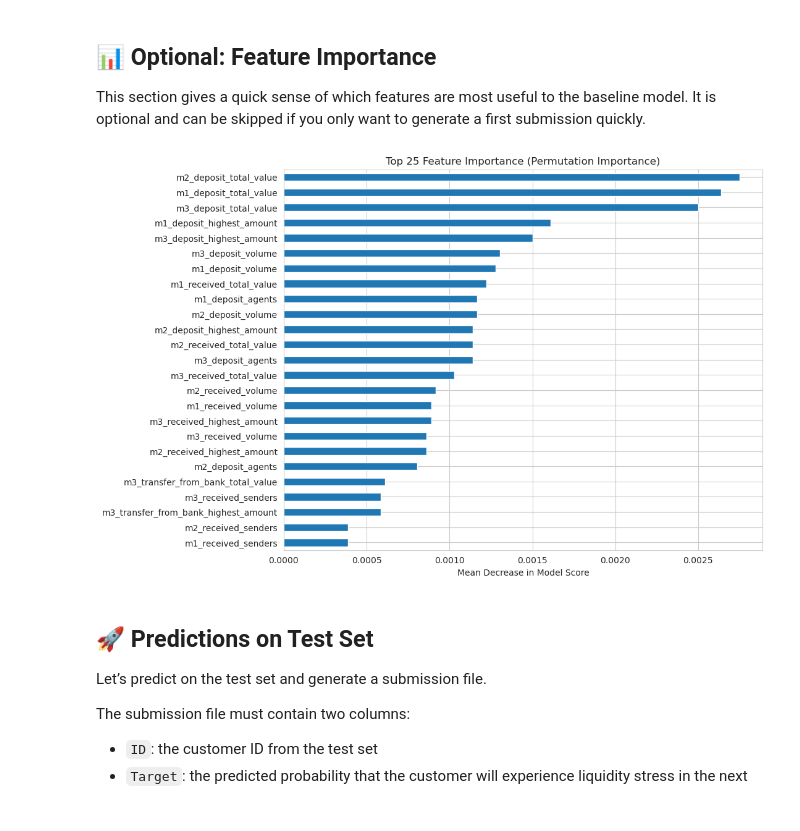
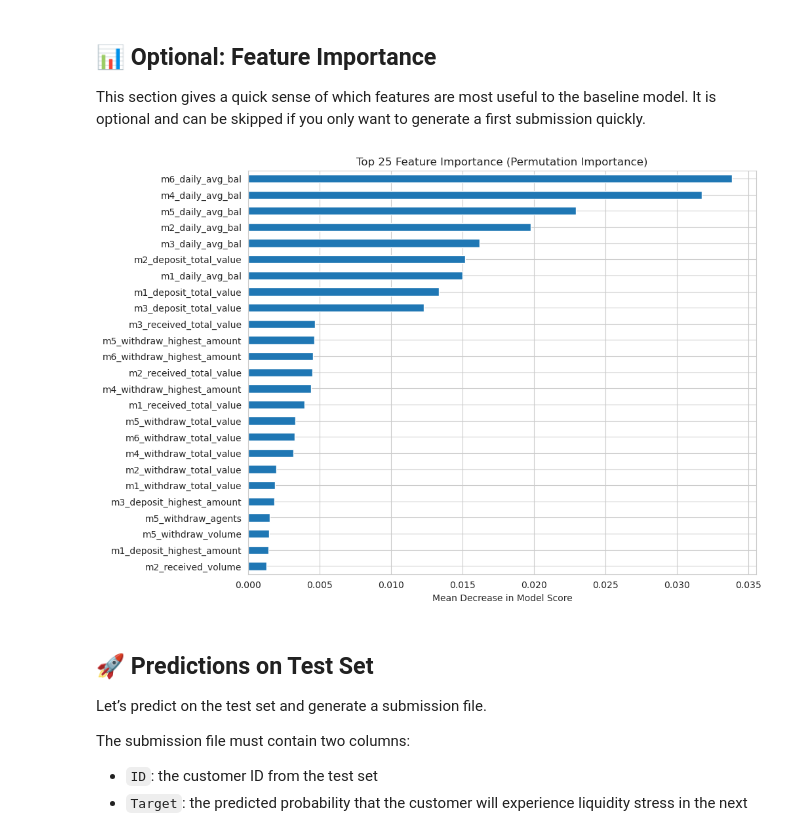
Before and after one commit to BodeMurairi2/financial_prediction_challenge, a Jupyter notebook: bode_submission.ipynb, the cells around one changed output. Saved outputs shown, nothing was run; the diff lists cells and outputs as text; code cells hidden in the pictures.

```diff
--- a/bode_submission.ipynb
+++ b/bode_submission.ipynb
@@ -447,31 +476,31 @@ This section gives a quick sense of which features are most useful to the baseli
 # %%
 from sklearn.inspection import permutation_importance
 
 
 result = permutation_importance(
-    model_pipeline,
+    rf_search,
     X_val,
     y_val,
     n_repeats=3,
     random_state=42,
     n_jobs=-1
 )
 
 importances = pd.Series(result.importances_mean, index=X.columns)
 
 (
     importances
     .sort_values(ascending=False)
     .head(25)
     .sort_values()
     .plot(kind="barh", figsize=(10,8))
 )
 
 plt.title("Top 25 Feature Importance (Permutation Importance)")
 plt.xlabel("Mean Decrease in Model Score")
 plt.show()
 # %% [output]
-[figure, old version]
+[figure, new version]
 # %% [markdown]
 ## 🚀 Predictions on Test Set
 
```
Also changed, not shown: parts of 6 cells of this notebook.
